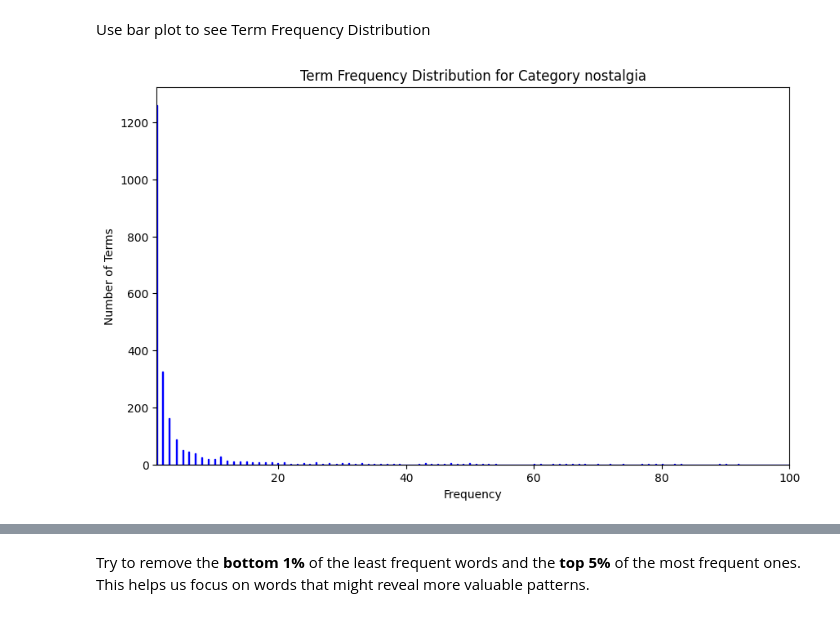
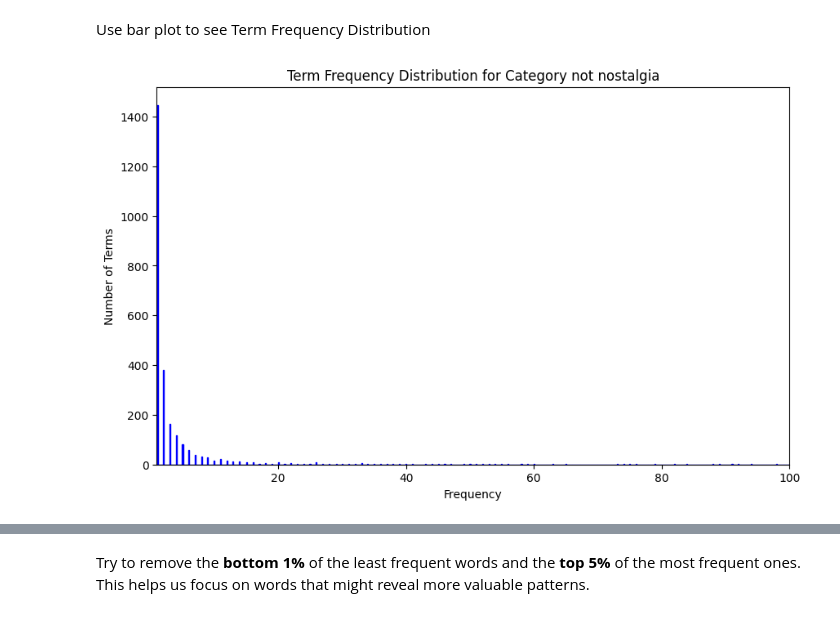
Before and after one commit to JamesHsu1221/DM2024-Lab1-Homework, a Jupyter notebook: DM2024-Lab1-Homework.ipynb, the cells around one changed output, grey strips where cells are left out. Drawn from its saved outputs; the diff is of its cells as text; code cells hidden in the pictures.

```diff
--- a/DM2024-Lab1-Homework.ipynb
+++ b/DM2024-Lab1-Homework.ipynb
@@ -657,16 +717,16 @@ Filtered Term-Document Frequency DataFrame for Category not nostalgia:
 Use bar plot to see Term Frequency Distribution
 # %%
  # Sum over all documents to get total frequency for each word
-category_number=1 #You can change it from 0 to 3
+category_number = 0 #You can change it from 0 or 1
 word_counts = filt_term_document_dfs[categories[category_number]].sum(axis=0).to_numpy()
 
 # Visualize the frequency distribution
 plt.figure(figsize=(10, 6))
 plt.hist(word_counts, bins=5000, color='blue', edgecolor='blue')
 plt.title(f'Term Frequency Distribution for Category {categories[category_number]}')
 plt.xlabel('Frequency')
 plt.ylabel('Number of Terms')
 plt.xlim(1, 100)
 plt.show()
 # %% [output]
-[figure, old version]
+[figure, new version]
```
Also changed, not shown: parts of 116 cells of this notebook.
